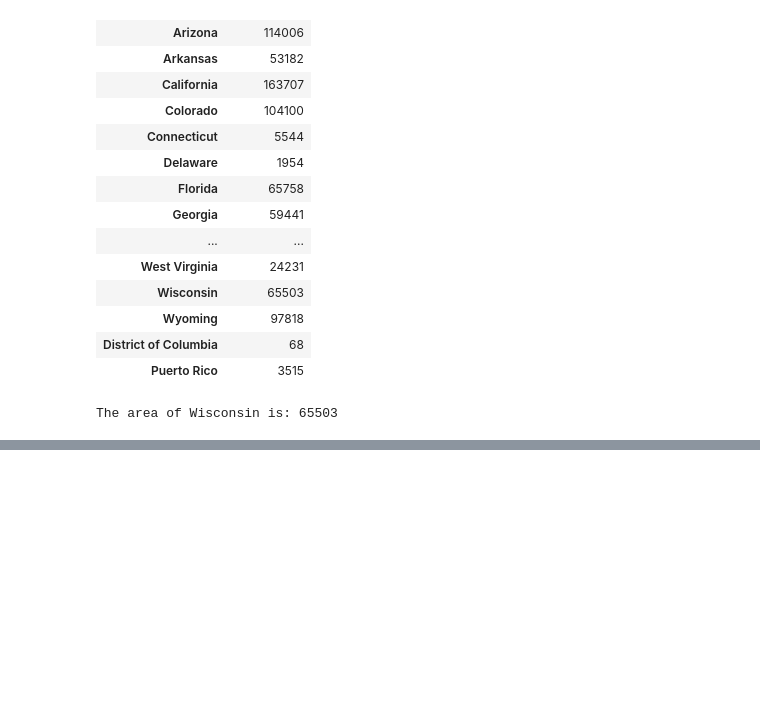
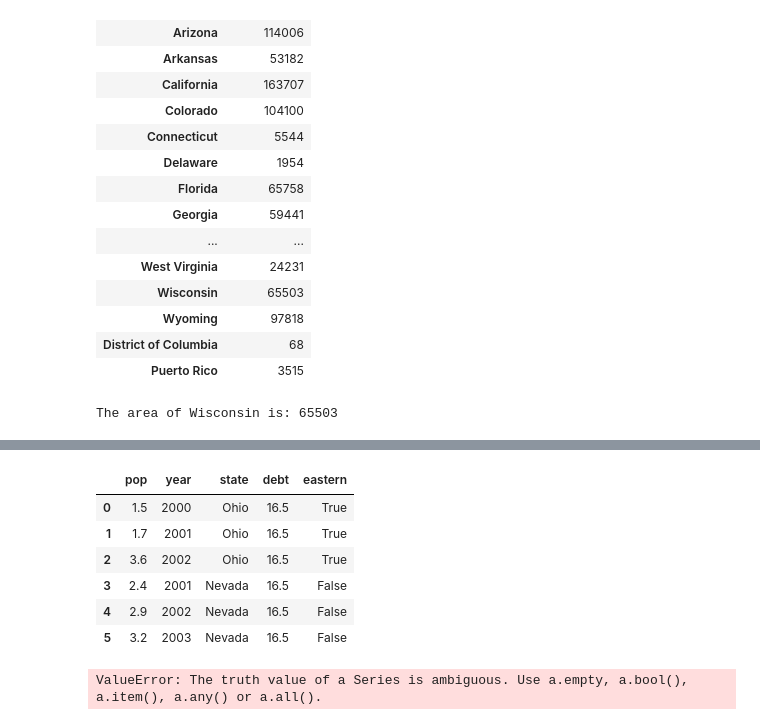
Before and after one commit to dowonh9599/everything-python, a Jupyter notebook: 06-pandas/01-introduction.ipynb, the cells around one changed output, grey strips where cells are left out. Saved outputs shown, nothing was run; the diff lists cells and outputs as text; code cells hidden in the pictures; blank space fills up the shorter version.

Commit message:
pandas table

```diff
--- a/06-pandas/01-introduction.ipynb
+++ b/06-pandas/01-introduction.ipynb
@@ -394,3 +386,12 @@ state_area_df
 print("The area of Wisconsin is:", state_area_df.loc["Wisconsin"].loc["area (sq. mi)"])
 # %% [output]
 The area of Wisconsin is: 65503
+# %%
+# Create a series where:
+# - index: number from 0 onwards
+# - value column name: pop, values: [1.5, 1.7, 3.6, 2.4, 2.9, 3.2]
+
+pop = [1.5, 1.7, 3.6, 2.4, 2.9, 3.2]
+
+pop_sr = pd.Series(pop)
+print(pop_sr)
@@ -396,0 +406,15 @@ The area of Wisconsin is: 65503
+# %%
+# similarly, create:
+# - year series: [2000, 2001, 2002, 2001, 2002, 2003]
+# - state series: ['Ohio', 'Ohio', 'Ohio', 'Nevada', 'Nevada', 'Nevada']
+
+# Then create a dataframe that contains three columns, pop, year, and state
+
+year = [2000, 2001, 2002, 2001, 2002, 2003]
+state = ['Ohio', 'Ohio', 'Ohio', 'Nevada', 'Nevada', 'Nevada']
+
+year_sr = pd.Series(year)
+state_sr = pd.Series(state)
+
+df = pd.DataFrame({"year": year_sr, "state": state_sr, "pop": pop_sr})
+df
@@ -396,0 +429,4 @@ The area of Wisconsin is: 65503
+# %%
+# 1. reorder column
+df = pd.DataFrame(df, columns=['pop', 'year', 'state'])
+df
@@ -396,0 +441,4 @@ The area of Wisconsin is: 65503
+# %%
+# add one more column (method 1)
+df['debt'] = 16.5 # this will create a new column called "debt", with all values being 16.5
+df
@@ -396,0 +453,20 @@ The area of Wisconsin is: 65503
+# %%
+# add one more column (method 2)
+eastern = [True, True, True, False, False, False]
+df['eastern'] = pd.Series(eastern)
+df
+# %% [output]
+|  | pop | year | state | debt | eastern |
+| 0 | 1.5 | 2000 | Ohio | 16.5 | True |
+| 1 | 1.7 | 2001 | Ohio | 16.5 | True |
+| 2 | 3.6 | 2002 | Ohio | 16.5 | True |
+| 3 | 2.4 | 2001 | Nevada | 16.5 | False |
+| 4 | 2.9 | 2002 | Nevada | 16.5 | False |
+| 5 | 3.2 | 2003 | Nevada | 16.5 | False |
+# %%
+# add one more column (method 3)
+states_western = ['Wisconsin', 'Nevada']
+df['western'] = df['state'] in states_western
+df
+# %% [output]
+ValueError: The truth value of a Series is ambiguous. Use a.empty, a.bool(), a.item(), a.any() or a.all().
```
Also changed, not shown: parts of 5 cells of this notebook.
